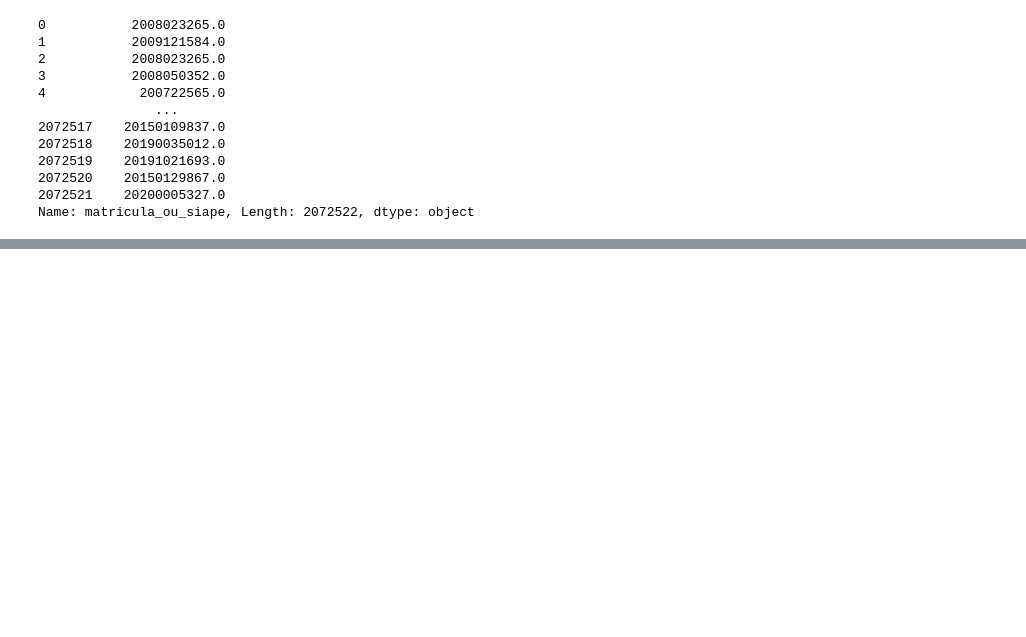
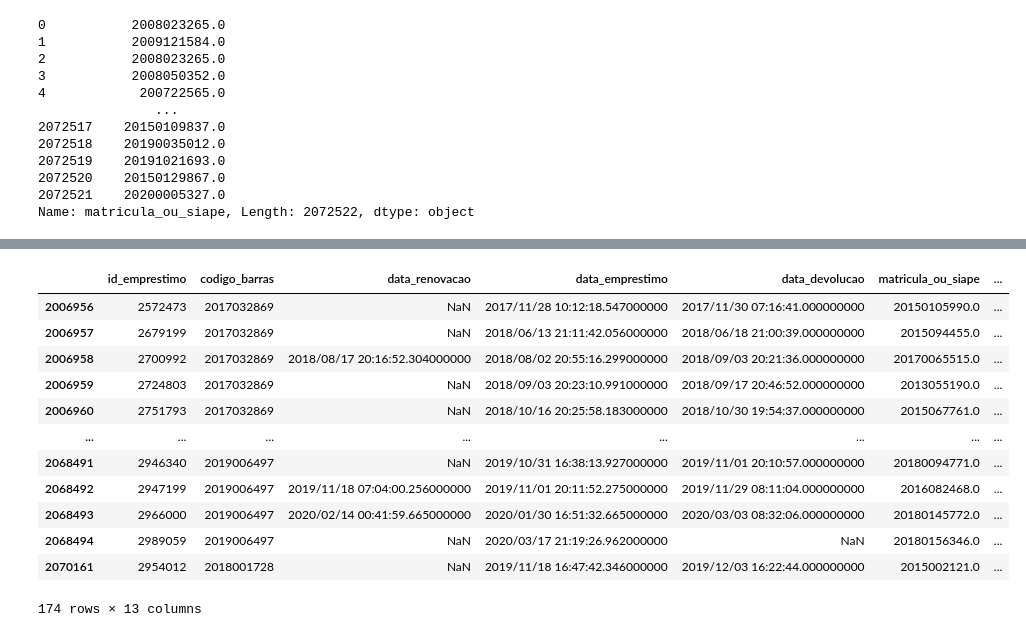
Before and after one commit to Odilon01/7_Dias_de_C-digo_Alura-Python-Pandas, a Jupyter notebook: 7dayofcode.ipynb, the cells around one changed output, grey strips where cells are left out. Cells and saved outputs as stored; diff of their text form; code cells hidden in the pictures; blank space fills up the shorter version.

```diff
--- a/7dayofcode.ipynb
+++ b/7dayofcode.ipynb
@@ -53,7 +54,7 @@ dados_emprestimos.head(10)
 | 9 | 709689 | L157395 | 2010/01/19 15:59:26.447000000 | 2010/01/04 08:27:33.596000000 | 2010/02/03 13:06:43.125000000 | 2.009046e+09 | ... |
 # %%
 #importar dados Exemplares
-dados_exemplares = pd.read_parquet('/content/dados_exemplares.parquet')
+dados_exemplares = pd.read_parquet('/content/drive/MyDrive/Colab Notebooks/Curso Estatística Python/Dados/7dayofcode/dados_exemplares.parquet')
 # %%
 dados_exemplares.head(10)
 # %% [output]
@@ -275,0 +292,42 @@ Name: matricula_ou_siape, Length: 2072522, dtype: object
+# %%
+#Atividade 01 - Classificar a coluna localização de acordo com a classificação CDU.
+
+CDU_lista = []
+for CDU in dados_completos_biblioteca['localizacao']:
+  if (CDU <100):
+    CDU_lista.append('Generalidades')
+  elif (CDU <200):
+    CDU_lista.append('Filosifia. psicologia')
+  elif (CDU <300):
+    CDU_lista.append('Religião')
+  elif (CDU <400):
+    CDU_lista.append('Ciência sociais')
+  elif (CDU <500):
+    CDU_lista.append('Classe Vaga')
+  elif (CDU <600):
+    CDU_lista.append('Ciência sociais')
+  elif (CDU <700):
+    CDU_lista.append('Belas artes')
+  elif (CDU <800):
+    CDU_lista.append('Linguagem')
+  else:
+    CDU_lista.append('Geografia')
+
+dados_completos_biblioteca['CD_Geral'] = CDU_lista
+# %%
+#Homologando Alteração
+dados_completos_biblioteca[dados_completos_biblioteca['localizacao']==999]
+# %% [output]
+|  | id_emprestimo | codigo_barras | data_renovacao | data_emprestimo | data_devolucao | matricula_ou_siape | ... |
+| 2006956 | 2572473 | 2017032869 | NaN | 2017/11/28 10:12:18.547000000 | 2017/11/30 07:16:41.000000000 | 20150105990.0 | ... |
+| 2006957 | 2679199 | 2017032869 | NaN | 2018/06/13 21:11:42.056000000 | 2018/06/18 21:00:39.000000000 | 2015094455.0 | ... |
+| 2006958 | 2700992 | 2017032869 | 2018/08/17 20:16:52.304000000 | 2018/08/02 20:55:16.299000000 | 2018/09/03 20:21:36.000000000 | 20170065515.0 | ... |
+| 2006959 | 2724803 | 2017032869 | NaN | 2018/09/03 20:23:10.991000000 | 2018/09/17 20:46:52.000000000 | 2013055190.0 | ... |
+| 2006960 | 2751793 | 2017032869 | NaN | 2018/10/16 20:25:58.183000000 | 2018/10/30 19:54:37.000000000 | 2015067761.0 | ... |
+| ... | ... | ... | ... | ... | ... | ... | ... |
+| 2068491 | 2946340 | 2019006497 | NaN | 2019/10/31 16:38:13.927000000 | 2019/11/01 20:10:57.000000000 | 20180094771.0 | ... |
+| 2068492 | 2947199 | 2019006497 | 2019/11/18 07:04:00.256000000 | 2019/11/01 20:11:52.275000000 | 2019/11/29 08:11:04.000000000 | 2016082468.0 | ... |
+| 2068493 | 2966000 | 2019006497 | 2020/02/14 00:41:59.665000000 | 2020/01/30 16:51:32.665000000 | 2020/03/03 08:32:06.000000000 | 20180145772.0 | ... |
+| 2068494 | 2989059 | 2019006497 | NaN | 2020/03/17 21:19:26.962000000 | NaN | 20180156346.0 | ... |
+| 2070161 | 2954012 | 2018001728 | NaN | 2019/11/18 16:47:42.346000000 | 2019/12/03 16:22:44.000000000 | 2015002121.0 | ... |
+174 rows × 13 columns
```
Also changed, not shown: parts of 5 cells of this notebook.
